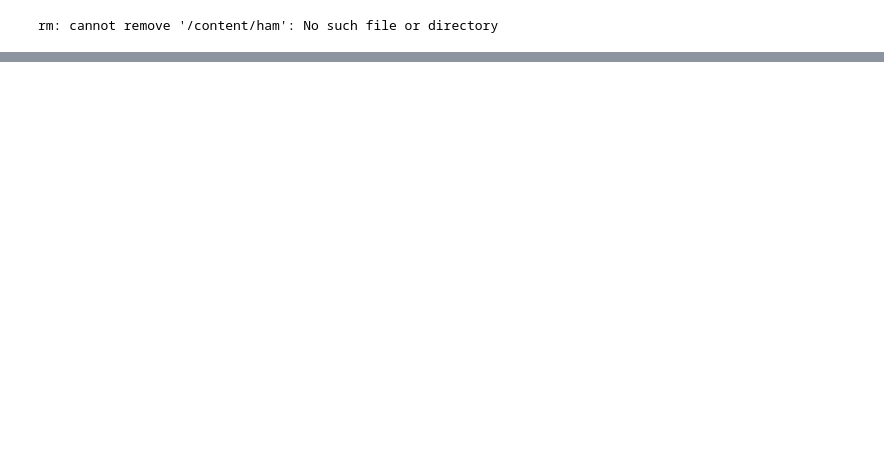
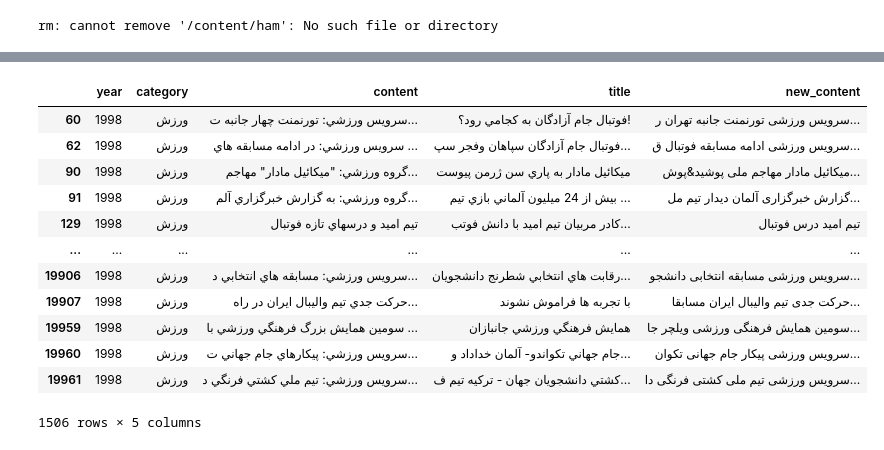
Before and after one commit to arminsoltan/mohaymen, a Jupyter notebook: Phase05/Text_Classification.ipynb, the cells around one changed output, grey strips where cells are left out. Drawn from its saved outputs; the diff is of its cells as text; code cells hidden in the pictures; blank space fills up the shorter version.

```diff
--- a/Phase05/Text_Classification.ipynb
+++ b/Phase05/Text_Classification.ipynb
@@ -107,0 +190,32 @@ df.loc[3160, "content"]
+# %%
+import re
+from parsivar import Normalizer, Tokenizer, FindStems
+def preprocessing(content, stopword):
+  content = re.sub("گروه اجتماعي:", "", content)
+  content = re.sub("گروه سياسي:", "", content)
+  content = re.sub("واحد رسانه هاي خارجي:", "", content)
+  content = re.sub("گروه ادب و هنر:", "", content)
+  content = re.sub("گروه علمي فرهنگي:", "", content)
+  content = re.sub("گروه ورزشي:", "", content)
+  content = re.sub("گروه اقتصادي:", "", content)
+
+  content = filter(lambda ch: ch in string.whitespace or ch not in string.printable, content)
+  content = ''.join(ch for ch in list(content))
+
+  normalizer = Normalizer()
+  content = normalizer.normalize(content)
+
+  tokenizer = Tokenizer()
+  words = tokenizer.tokenize_words(content)
+
+  words_without_stopword = filter(lambda ch: ch not in stopwords, words)
+  words_without_stopwords = list(words_without_stopword)
+
+  stemmer = FindStems()
+  content = list()
+  for word in words_without_stopwords:
+    content.append(stemmer.convert_to_stem(word))
+
+  content = ' '.join(content)
+
+  return content
@@ -107,0 +241,6 @@ df.loc[3160, "content"]
+# %%
+file = open("/content/drive/MyDrive/Mohaymen/Phase05/stopwords.txt")
+stopwords = file.read().splitlines()
+file.close()
+# %%
+data["new_content"] = data['content'].parallel_apply(lambda content: preprocessing(content, stopwords))
@@ -107,0 +279,16 @@ df.loc[3160, "content"]
+# %%
+data[data["category"] == "ورزش"]
+# %% [output]
+|  | year | category | content | title | new_content |
+| 60 | 1998 | ورزش | سرويس ورزشي: تورنمنت چهار جانبه ت... | فوتبال جام آزادگان به كجامي رود؟! | سرویس ورزشی تورنمنت جانبه تهران ر... |
+| 62 | 1998 | ورزش | سرويس ورزشي: در ادامه مسابقه هاي ... | فوتبال جام آزادگان سپاهان وفجر سپ... | سرویس ورزشی ادامه مسابقه فوتبال ق... |
+| 90 | 1998 | ورزش | گروه ورزشي: "ميكائيل مادار" مهاجم... | ميكائيل مادار به پاري سن ژرمن پيوست | میکائیل مادار مهاجم ملی پوشید&پوش... |
+| 91 | 1998 | ورزش | گروه ورزشي: به گزارش خبرگزاري آلم... | بيش از 24 ميليون آلماني بازي تيم ... | گزارش خبرگزاری آلمان دیدار تیم مل... |
+| 129 | 1998 | ورزش | تيم اميد و درسهاي تازه فوتبال | كادر مربيان تيم اميد با دانش فوتب... | تیم امید درس فوتبال |
+| ... | ... | ... | ... | ... | ... |
+| 19906 | 1998 | ورزش | سرويس ورزشي: مسابقه هاي انتخابي د... | رقابت هاي انتخابي شطرنج دانشجويان... | سرویس ورزشی مسابقه انتخابی دانشجو... |
+| 19907 | 1998 | ورزش | حركت جدي تيم واليبال ايران در راه... | با تجربه ها فراموش نشوند | حرکت جدی تیم والیبال ایران مسابقا... |
+| 19959 | 1998 | ورزش | سومين همايش بزرگ فرهنگي ورزشي با ... | همايش فرهنگي ورزشي جانبازان | سومین همایش فرهنگی ورزشی ویلچر جا... |
+| 19960 | 1998 | ورزش | سرويس ورزشي: پيكارهاي جام جهاني ت... | جام جهاني تكواندو- آلمان خداداد و... | سرویس ورزشی پیکار جام جهانی تکوان... |
+| 19961 | 1998 | ورزش | سرويس ورزشي: تيم ملي كشتي فرنگي د... | كشتي دانشجويان جهان - تركيه تيم ف... | سرویس ورزشی تیم ملی کشتی فرنگی دا... |
+1506 rows × 5 columns
```
Also changed, not shown: parts of 36 cells of this notebook.
